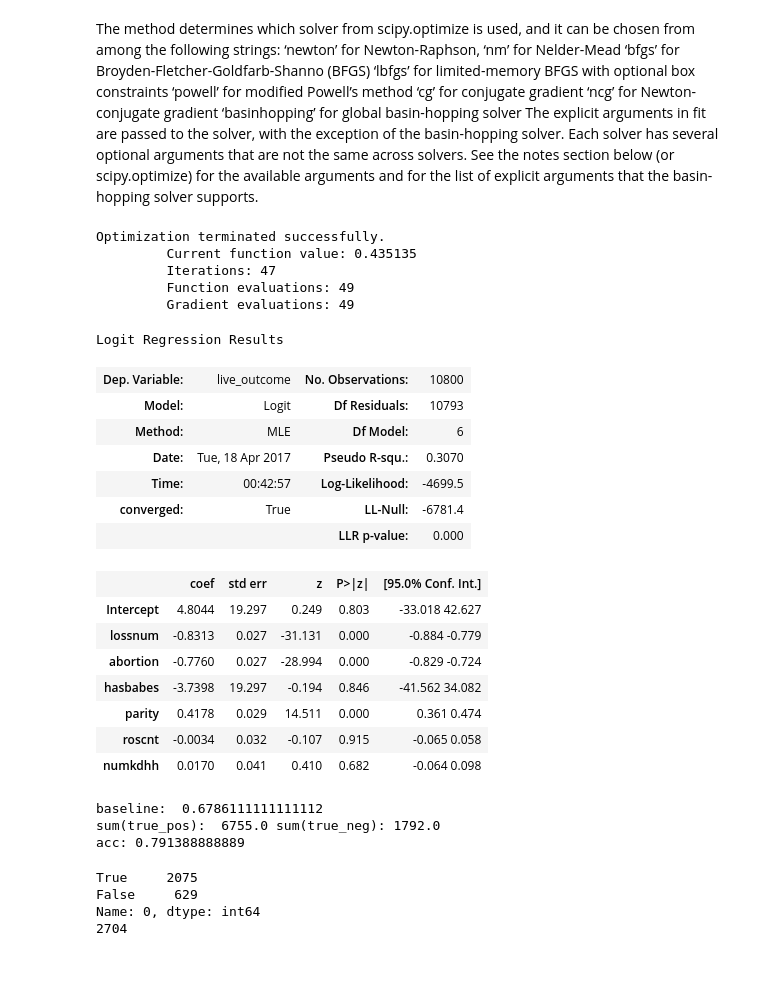
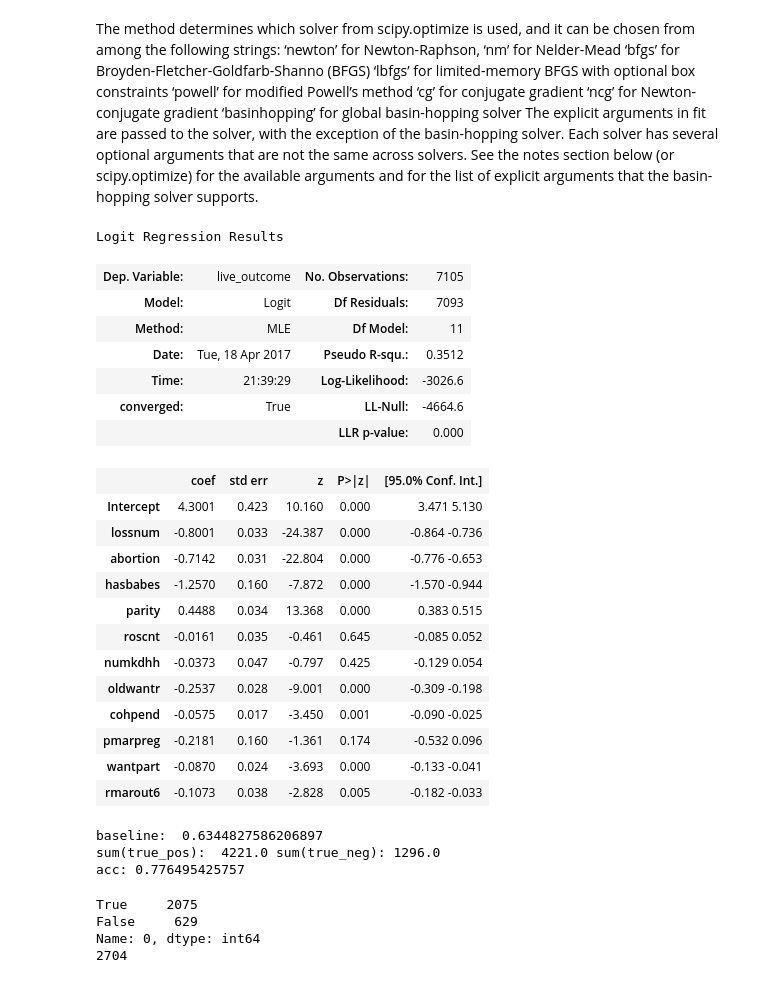
Before and after one commit to GavriloDrljaca/SIAP, a Jupyter notebook: SiapProject/Regression_V2.ipynb, the cells around one changed output. Drawn from its saved outputs; the diff is of its cells as text; code cells hidden in the pictures.

```diff
--- a/SiapProject/Regression_V2.ipynb
+++ b/SiapProject/Regression_V2.ipynb
@@ -198,34 +198,35 @@ The explicit arguments in fit are passed to the solver, with the exception of th
 training_join = training_set.join(resp, on='caseid', rsuffix='_r')
 test_join = test_set.join(resp, on='caseid', rsuffix = 'r')
 # %%
-formula_outcome = 'live_outcome ~ lossnum + abortion + hasbabes + parity + roscnt + numkdhh'
+formula_outcome = 'live_outcome ~ lossnum + abortion + hasbabes + parity + roscnt + numkdhh + oldwantr + cohpend + pmarpreg + wantpart + rmarout6'
+#formula_outcome = 'live_outcome ~ wksgest'
 model = smf.logit(formula_outcome, training_join)
 #results = model.fit()
-results = model.fit(method = 'bfgs', maxiter=200)
-#results = model.fit_regularized(alpha =5, disp=False)
+#results = model.fit(method = 'bfgs', maxiter=200)
+results = model.fit_regularized(alpha =5, disp=False)
 results.summary()
 # %% [output]
-Optimization terminated successfully.
-         Current function value: 0.435135
-         Iterations: 47
-         Function evaluations: 49
-         Gradient evaluations: 49
+Logit Regression Results
-Logit Regression Results
-| Dep. Variable: | live_outcome | No. Observations: | 10800 |
-| Model: | Logit | Df Residuals: | 10793 |
-| Method: | MLE | Df Model: | 6 |
-| Date: | Tue, 18 Apr 2017 | Pseudo R-squ.: | 0.3070 |
-| Time: | 00:42:57 | Log-Likelihood: | -4699.5 |
-| converged: | True | LL-Null: | -6781.4 |
+| Dep. Variable: | live_outcome | No. Observations: | 7105 |
+| Model: | Logit | Df Residuals: | 7093 |
+| Method: | MLE | Df Model: | 11 |
+| Date: | Tue, 18 Apr 2017 | Pseudo R-squ.: | 0.3512 |
+| Time: | 21:39:29 | Log-Likelihood: | -3026.6 |
+| converged: | True | LL-Null: | -4664.6 |
 |  |  | LLR p-value: | 0.000 |
 |  | coef | std err | z | P>|z| | [95.0% Conf. Int.] |
-| Intercept | 4.8044 | 19.297 | 0.249 | 0.803 | -33.018 42.627 |
-| lossnum | -0.8313 | 0.027 | -31.131 | 0.000 | -0.884 -0.779 |
-| abortion | -0.7760 | 0.027 | -28.994 | 0.000 | -0.829 -0.724 |
-| hasbabes | -3.7398 | 19.297 | -0.194 | 0.846 | -41.562 34.082 |
-| parity | 0.4178 | 0.029 | 14.511 | 0.000 | 0.361 0.474 |
-| roscnt | -0.0034 | 0.032 | -0.107 | 0.915 | -0.065 0.058 |
-| numkdhh | 0.0170 | 0.041 | 0.410 | 0.682 | -0.064 0.098 |
+| Intercept | 4.3001 | 0.423 | 10.160 | 0.000 | 3.471 5.130 |
+| lossnum | -0.8001 | 0.033 | -24.387 | 0.000 | -0.864 -0.736 |
+| abortion | -0.7142 | 0.031 | -22.804 | 0.000 | -0.776 -0.653 |
+| hasbabes | -1.2570 | 0.160 | -7.872 | 0.000 | -1.570 -0.944 |
+| parity | 0.4488 | 0.034 | 13.368 | 0.000 | 0.383 0.515 |
+| roscnt | -0.0161 | 0.035 | -0.461 | 0.645 | -0.085 0.052 |
+| numkdhh | -0.0373 | 0.047 | -0.797 | 0.425 | -0.129 0.054 |
+| oldwantr | -0.2537 | 0.028 | -9.001 | 0.000 | -0.309 -0.198 |
+| cohpend | -0.0575 | 0.017 | -3.450 | 0.001 | -0.090 -0.025 |
+| pmarpreg | -0.2181 | 0.160 | -1.361 | 0.174 | -0.532 0.096 |
+| wantpart | -0.0870 | 0.024 | -3.693 | 0.000 | -0.133 -0.041 |
+| rmarout6 | -0.1073 | 0.038 | -2.828 | 0.005 | -0.182 -0.033 |
 # %%
 endog = pd.DataFrame(model.endog, columns=[model.endog_names])
 exog = pd.DataFrame(model.exog, columns=model.exog_names)
@@ -242,9 +243,9 @@ print('sum(true_pos): ',str(sum(true_pos)), 'sum(true_neg):', str(sum(true_neg))
 acc = (sum(true_pos) + sum(true_neg)) / len(actual)
 print('acc:', str(acc))
 # %% [output]
-baseline:  0.6786111111111112
-sum(true_pos):  6755.0 sum(true_neg): 1792.0
-acc: 0.791388888889
+baseline:  0.6344827586206897
+sum(true_pos):  4221.0 sum(true_neg): 1296.0
+acc: 0.776495425757
 # %%
 predict = (results.predict(test_join) >= 0.5)
 predict_df = pd.DataFrame(predict, index = predict[:])
```
Also changed, not shown: parts of 3 cells of this notebook, 6 other files.
